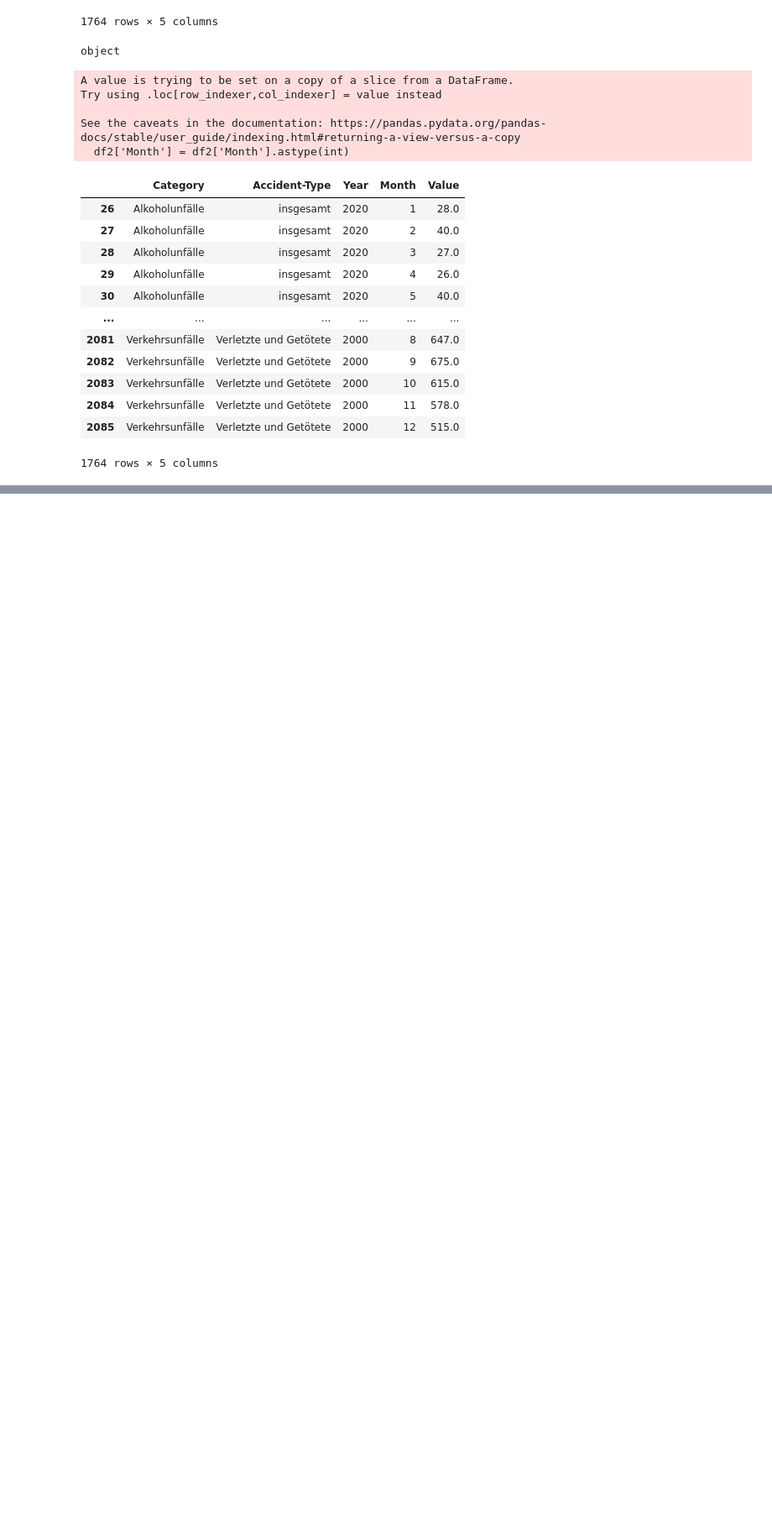
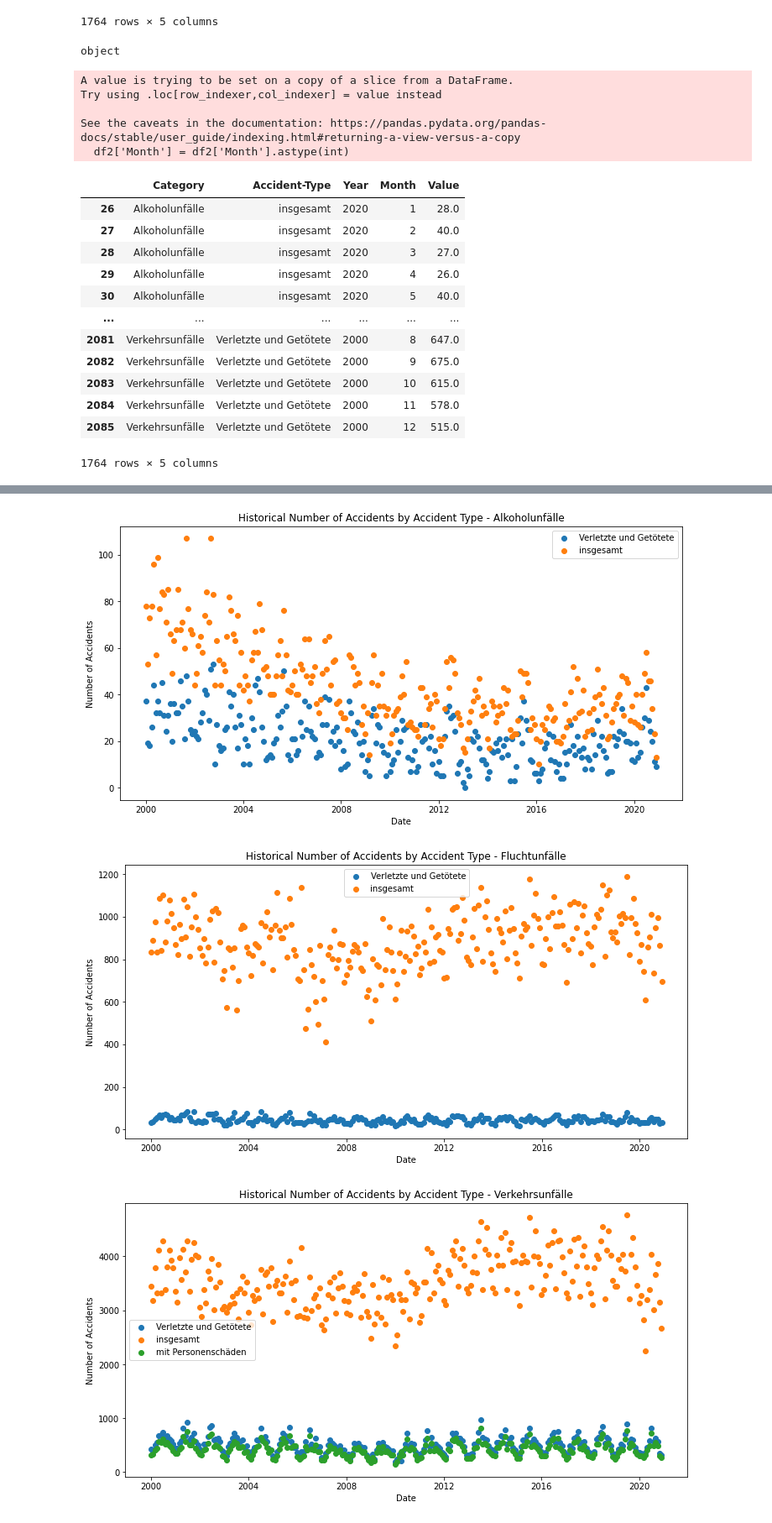
Before and after one commit to ashwinsathish/DPS_task, a Jupyter notebook: Acc_Prediction.ipynb, the cells around one changed output, grey strips where cells are left out. Shown at 84% size. Drawn from its saved outputs; the diff is of its cells as text; code cells hidden in the pictures; blank space fills up the shorter version.

```diff
--- a/Acc_Prediction.ipynb
+++ b/Acc_Prediction.ipynb
@@ -146,0 +205,25 @@ See the caveats in the documentation: https://pandas.pydata.org/pandas-docs/stab
+# %%
+# Get unique categories from the dataframe
+categories = df2['Category'].unique()
+# %%
+# Iterate over the categories and create a separate plot for each category
+for category in categories:
+    data = df2[df2['Category'] == category]
+    plt.figure(figsize=(12, 6))
+
+    # grouping the data by "Accident-Type" column
+    groups = data.groupby('Accident-Type')
+
+    # scatter plot for each group
+    for name, group in groups:
+        plt.scatter(group['Date'], group['Value'], label=name)
+
+    plt.title(f"Historical Number of Accidents by Accident Type - {category}")
+    plt.xlabel("Date")
+    plt.ylabel("Number of Accidents")
+    plt.legend()
+    plt.show()
+# %% [output]
+[figure, added]
+[figure, added]
+[figure, added]
```
Also changed, not shown: parts of 5 cells of this notebook.
